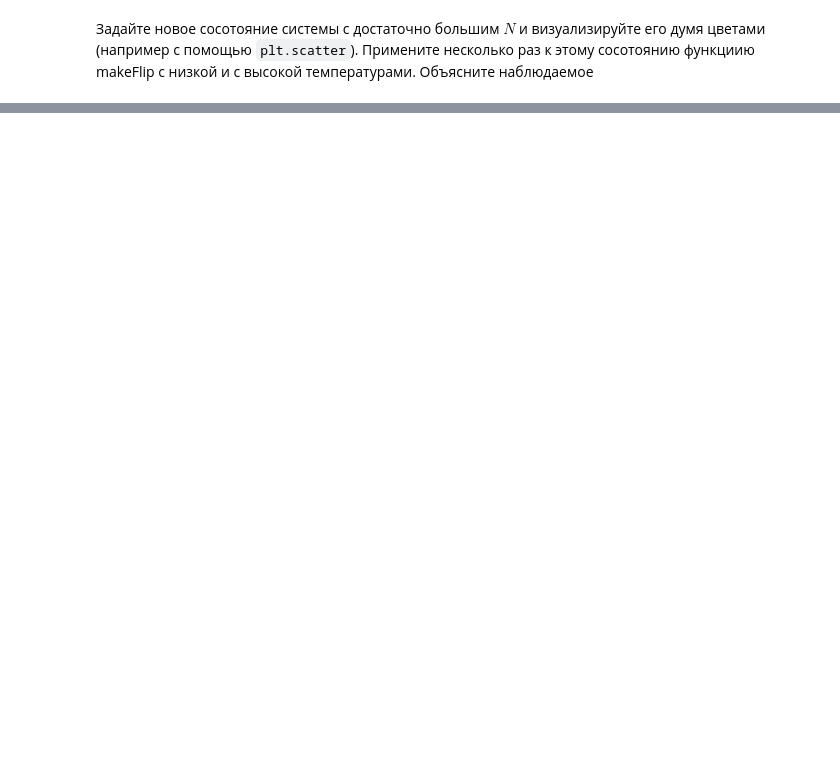
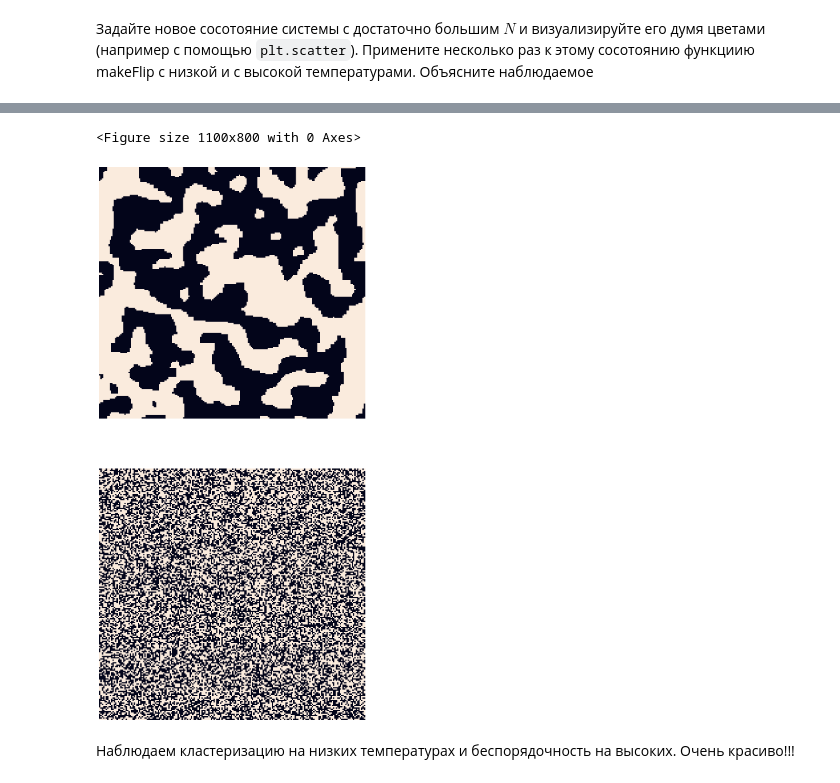
Before and after one commit to underham2ter/comp-phys, a Jupyter notebook: Monte-Carlo.ipynb, the cells around one changed output, grey strips where cells are left out. Cells and saved outputs as stored; diff of their text form; code cells hidden in the pictures; blank space fills up the shorter version.

```diff
--- a/Monte-Carlo.ipynb
+++ b/Monte-Carlo.ipynb
@@ -251,8 +299,11 @@ def getDeltaE(i, j, state):
     Функция возвращает:
     dE - float, изменение энергии
     '''
-    # YOUR CODE HERE
-    raise NotImplementedError()
+    N = len(state)
+    i_down, i_up = (i - 1) % N, (i + 1) % N
+    j_down, j_up = (j - 1) % N, (j + 1) % N
+    E = -state[i][j] * (state[i_down][j] + state[i_up][j] + state[i][j_down] + state[i][j_up])
+    dE = - float(2 * E)
     return dE
 # %% [markdown]
 3. Напишите функцию, которая $N^2$ раз для разных случайных $(i,j)$ меняет спин в зависимости от изменения энергии, согласно пунктам 4. и 5.
@@ -269,9 +320,23 @@ def makeFlip(T, state):
     Функция возвращает:
     state - numpy ndarray of ints, массив нового состояния системы размера NxN
     '''
-    # YOUR CODE HERE
-    raise NotImplementedError()
+    N = len(state)
+    i_ = np.random.randint(0, N, (1, N**2))[0]
+    j_ = np.random.randint(0, N, (1, N**2))[0]
+    for t in range(N ** 2):
+        i, j = i_[t], j_[t]
+        dE = getDeltaE(i, j, state)
+        if dE <= 0:
+            state[i][j] *= -1
+        else:
+            if np.random.uniform(0, 1) <= np.e ** (-dE / T):
+                state[i][j] *= -1
+            else:
+                pass
     return state
+# state = getInitialState(15)
+# print(state)
+# print(makeFlip(10, state))
 # %% [markdown]
 4. Напишите функцию, которая будет рассчитывать значение энергии всей системы (предполагаем $J=1$).
 # %%
@@ -372,0 +448,18 @@ YOUR ANSWER HERE
+# %%
+plt.figure()
+fig, ax =plt.subplots(2, figsize=(11, 23))
+state_high = getInitialState(N)
+state_low = getInitialState(N)
+for _ in range(40):
+    state_low = makeFlip(0.01, state_low)
+for _ in range(10):
+    state_high = makeFlip(20, state_high)
+sns.heatmap(state_low, ax=ax[0], cbar=False, yticklabels=False, xticklabels=False)
+sns.heatmap(state_high, ax=ax[1], cbar=False, yticklabels=False, xticklabels=False)
+
+plt.show()
+# %% [output]
+<Figure size 1100x800 with 0 Axes>
+[figure, added]
+# %% [markdown]
+Наблюдаем кластеризацию на низких температурах и беспорядочность на высоких. Очень красиво!!!
```
Also changed, not shown: parts of 25 cells of this notebook.
